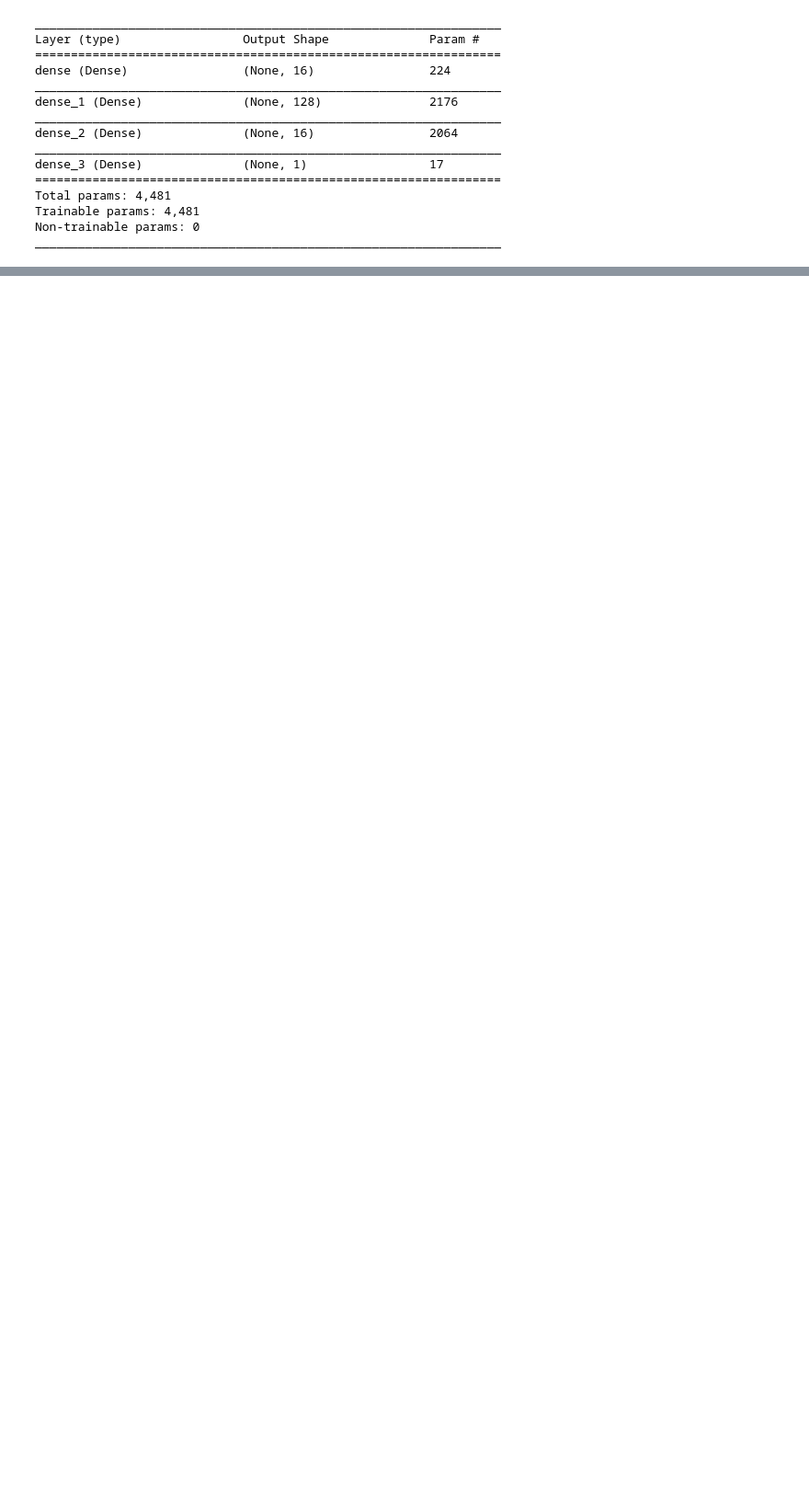
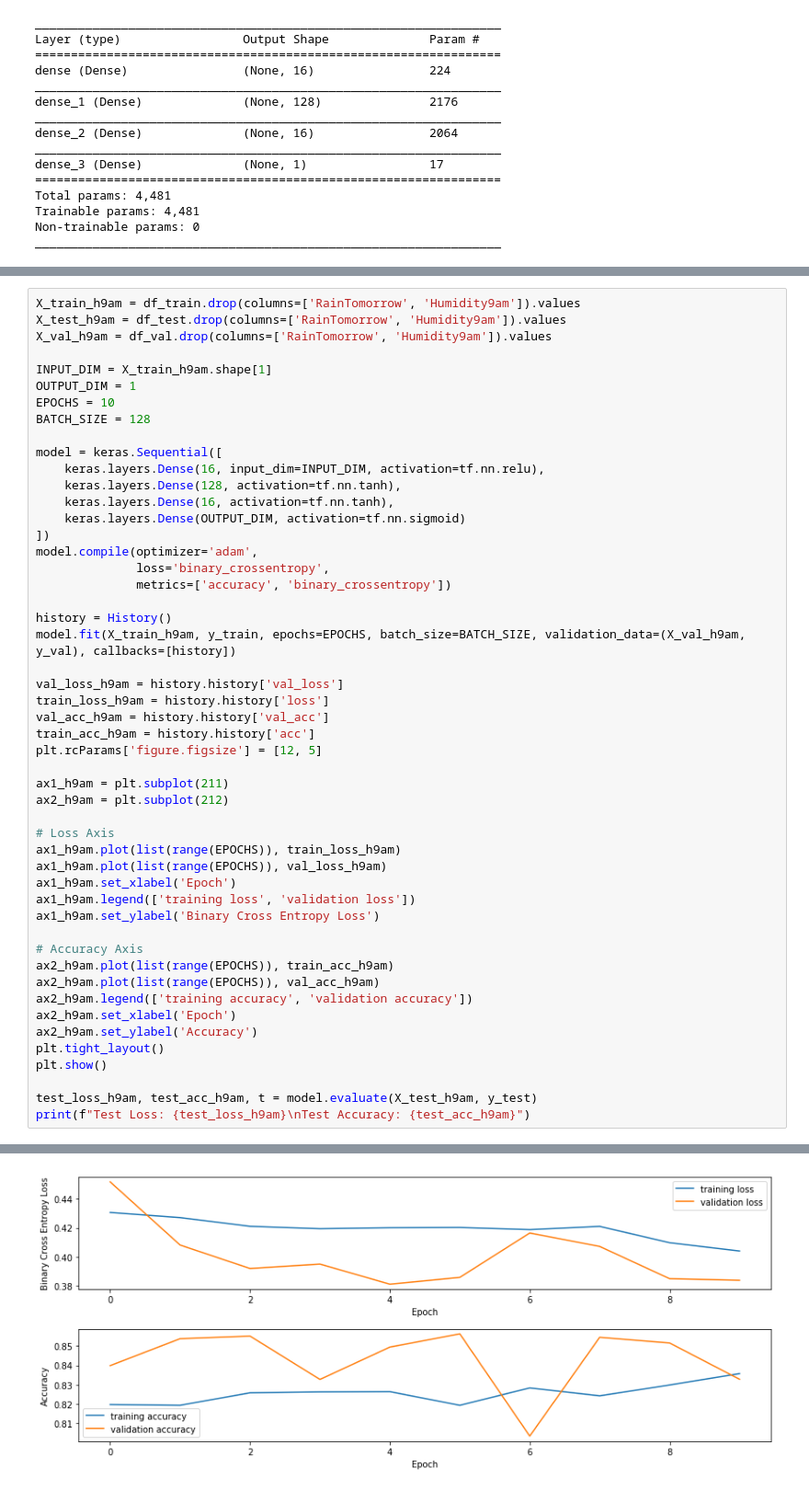
Before and after one commit to elliotvilhelm/COGS_108, a Jupyter notebook: main.ipynb, the cells around one changed output, grey strips where cells are left out. Shown at 92% size. Drawn from its saved outputs; the diff is of its cells as text; blank space fills up the shorter version.

```diff
--- a/main.ipynb
+++ b/main.ipynb
@@ -271,0 +429,51 @@ Test Accuracy: 0.875324023747805
+# %%
+X_train_h9am = df_train.drop(columns=['RainTomorrow', 'Humidity9am']).values
+X_test_h9am = df_test.drop(columns=['RainTomorrow', 'Humidity9am']).values
+X_val_h9am = df_val.drop(columns=['RainTomorrow', 'Humidity9am']).values
+
+INPUT_DIM = X_train_h9am.shape[1]
+OUTPUT_DIM = 1
+EPOCHS = 10
+BATCH_SIZE = 128
+
+model = keras.Sequential([
+    keras.layers.Dense(16, input_dim=INPUT_DIM, activation=tf.nn.relu),
+    keras.layers.Dense(128, activation=tf.nn.tanh),
+    keras.layers.Dense(16, activation=tf.nn.tanh),
+    keras.layers.Dense(OUTPUT_DIM, activation=tf.nn.sigmoid)
+])
+model.compile(optimizer='adam',
+              loss='binary_crossentropy',
+              metrics=['accuracy', 'binary_crossentropy'])
+
+history = History()
+model.fit(X_train_h9am, y_train, epochs=EPOCHS, batch_size=BATCH_SIZE, validation_data=(X_val_h9am, y_val), callbacks=[history])
+
+val_loss_h9am = history.history['val_loss']
+train_loss_h9am = history.history['loss']
+val_acc_h9am = history.history['val_acc']
+train_acc_h9am = history.history['acc']
+plt.rcParams['figure.figsize'] = [12, 5]
+
+ax1_h9am = plt.subplot(211)
+ax2_h9am = plt.subplot(212)
+
+# Loss Axis
+ax1_h9am.plot(list(range(EPOCHS)), train_loss_h9am)
+ax1_h9am.plot(list(range(EPOCHS)), val_loss_h9am)
+ax1_h9am.set_xlabel('Epoch')
+ax1_h9am.legend(['training loss', 'validation loss'])
+ax1_h9am.set_ylabel('Binary Cross Entropy Loss')
+
+# Accuracy Axis
+ax2_h9am.plot(list(range(EPOCHS)), train_acc_h9am)
+ax2_h9am.plot(list(range(EPOCHS)), val_acc_h9am)
+ax2_h9am.legend(['training accuracy', 'validation accuracy'])
+ax2_h9am.set_xlabel('Epoch')
+ax2_h9am.set_ylabel('Accuracy')
+plt.tight_layout()
+plt.show()
+
+test_loss_h9am, test_acc_h9am, t = model.evaluate(X_test_h9am, y_test)
+print(f"Test Loss: {test_loss_h9am}\nTest Accuracy: {test_acc_h9am}")
+# %% [output]
@@ -271,0 +497 @@ Test Accuracy: 0.875324023747805
+[figure, added]
```
Also changed, not shown: parts of 26 cells of this notebook.
